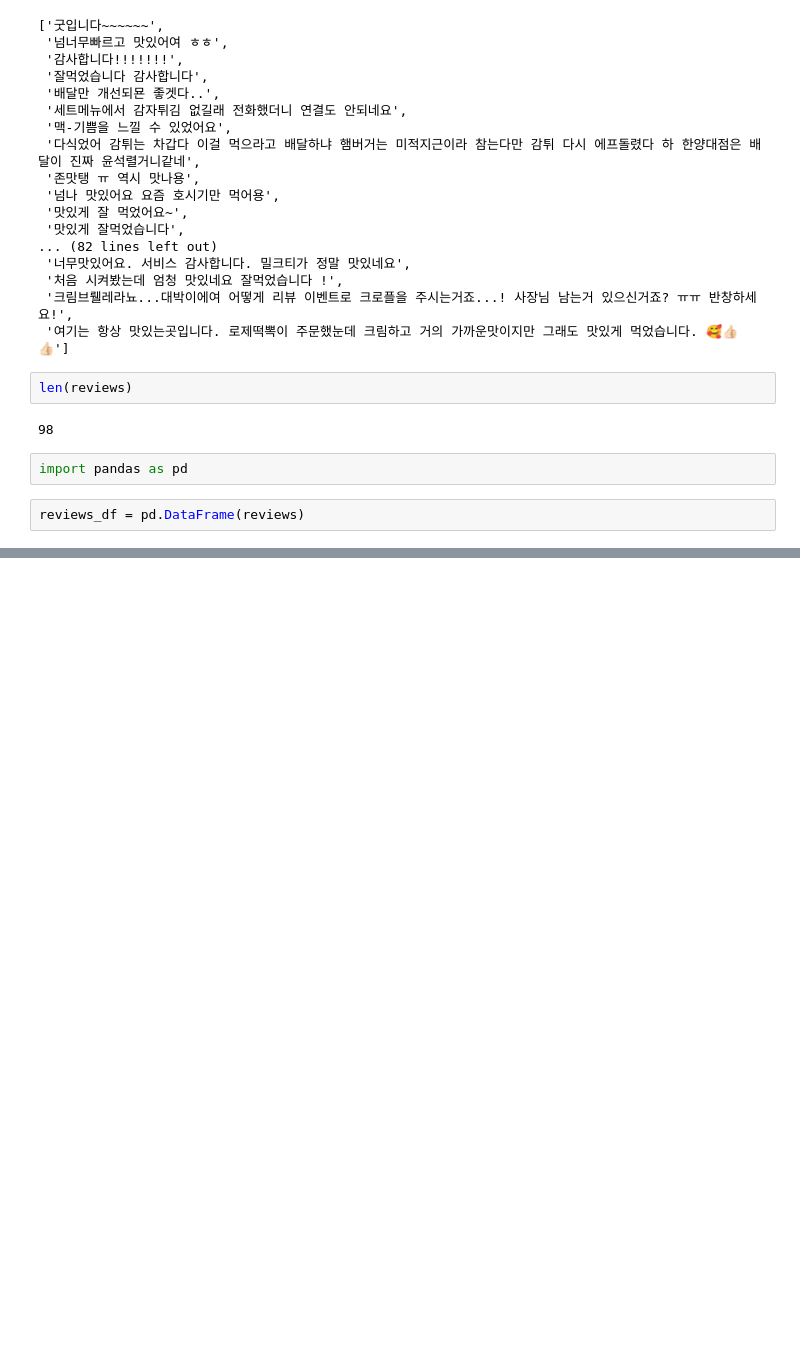
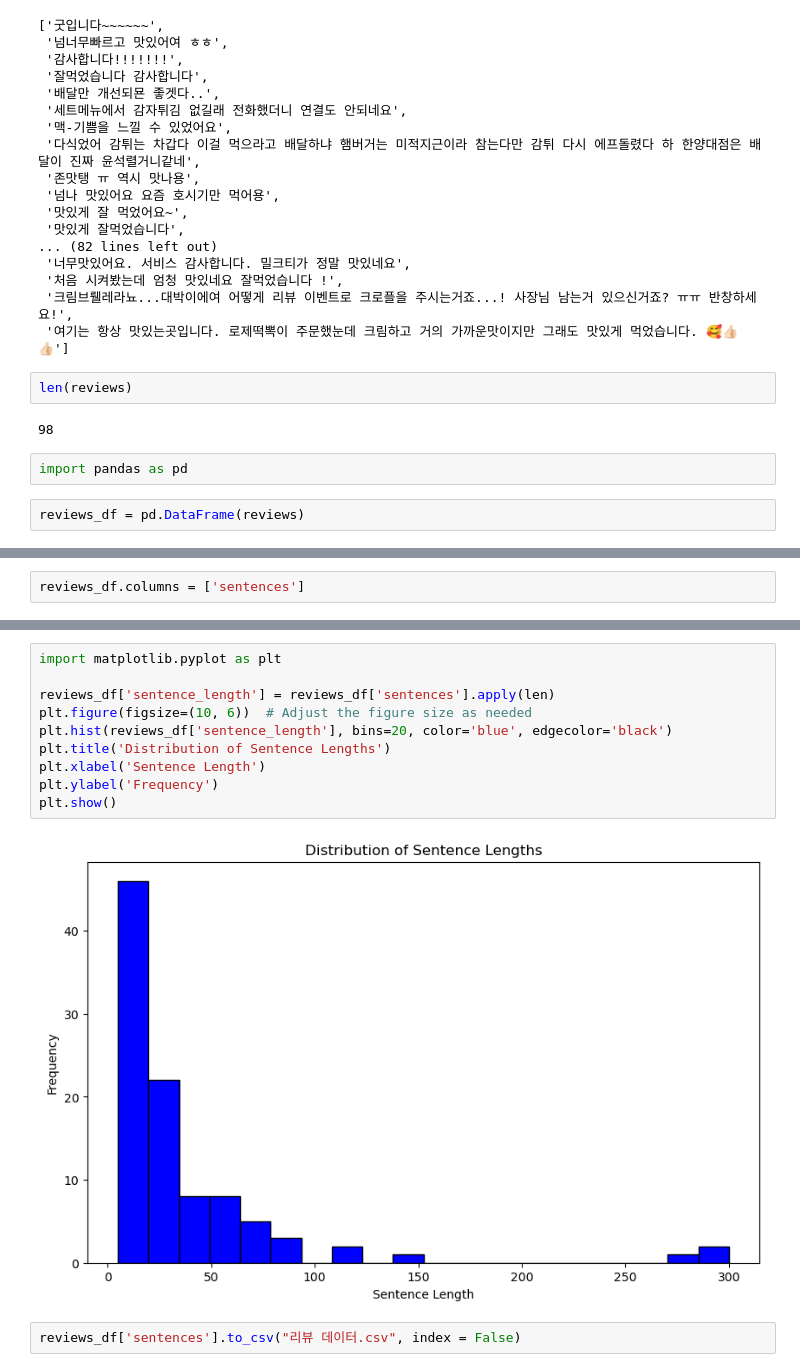
Before and after one commit to Tiabet/Python_Study, a Jupyter notebook: Yogiyo Crawling.ipynb, the cells around one changed output, grey strips where cells are left out. Saved outputs shown, nothing was run; the diff lists cells and outputs as text; blank space fills up the shorter version.

```diff
--- a/Yogiyo Crawling.ipynb
+++ b/Yogiyo Crawling.ipynb
@@ -58,0 +85,2 @@ reviews_df.to_csv("리뷰들 모음.csv", index = False)
+# %%
+reviews_df.columns = ['sentences']
@@ -58,0 +103,14 @@ reviews_df.to_csv("리뷰들 모음.csv", index = False)
+# %%
+import matplotlib.pyplot as plt
+
+reviews_df['sentence_length'] = reviews_df['sentences'].apply(len)
+plt.figure(figsize=(10, 6))  # Adjust the figure size as needed
+plt.hist(reviews_df['sentence_length'], bins=20, color='blue', edgecolor='black')
+plt.title('Distribution of Sentence Lengths')
+plt.xlabel('Sentence Length')
+plt.ylabel('Frequency')
+plt.show()
+# %% [output]
+[figure, added]
+# %%
+reviews_df['sentences'].to_csv("리뷰 데이터.csv", index = False)
```
Also changed, not shown: parts of 5 cells of this notebook, 2 other files.
